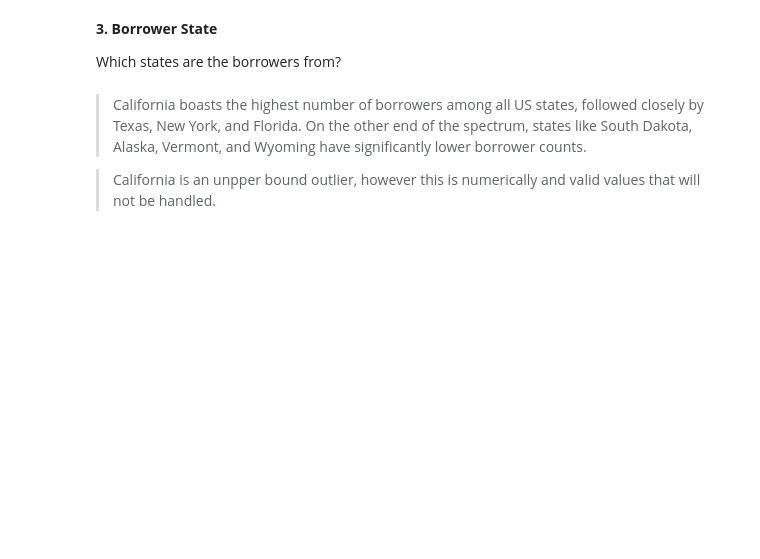
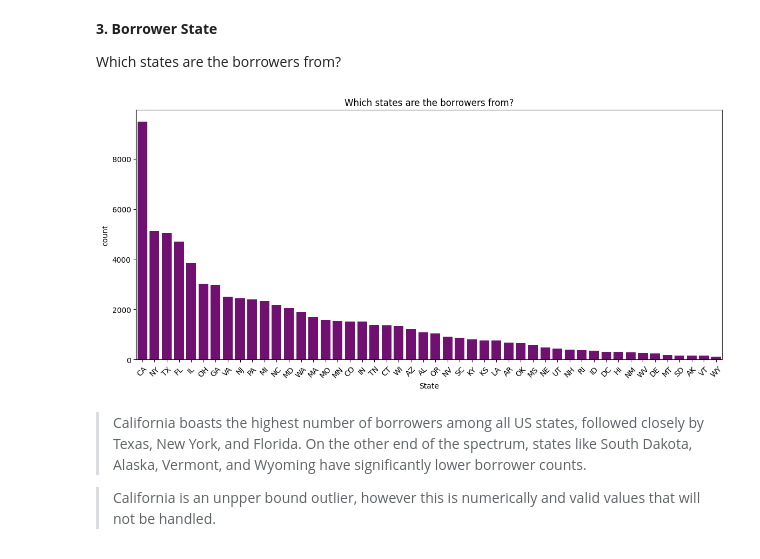
Before and after one commit to sondosaabed/Prosper-Loan-Analysis, a Jupyter notebook: Part_I_exploration.ipynb, the cells around one changed output. Drawn from its saved outputs; the diff is of its cells as text; code cells hidden in the pictures; blank space fills up the shorter version.

```diff
--- a/Part_I_exploration.ipynb
+++ b/Part_I_exploration.ipynb
@@ -524,12 +526,16 @@ plt.xlabel('Loan Original Amount');
 **3. Borrower State**
 
 Which states are the borrowers from?
+# %%
+borrower_states_counts = geo_demo_df['BorrowerState'].value_counts()
 # %%
-plt.figure(figsize=(12, 6))
-ax = sns.barplot(geo_demo_df['BorrowerState'].value_counts(), color = 'purple')
+plt.figure(figsize=(14, 6))
+ax = sns.barplot(borrower_states_counts, color = 'purple')
 plt.title('Which states are the borrowers from?')
 plt.xlabel('State')
 plt.xticks(rotation = 45);
+# %% [output]
+[figure, added]
 # %% [markdown]
 > California boasts the highest number of borrowers among all US states, followed closely by Texas, New York, and Florida. On the other end of the spectrum, states like South Dakota, Alaska, Vermont, and Wyoming have significantly lower borrower counts.
 
```
Also changed, not shown: parts of 4 cells of this notebook.
